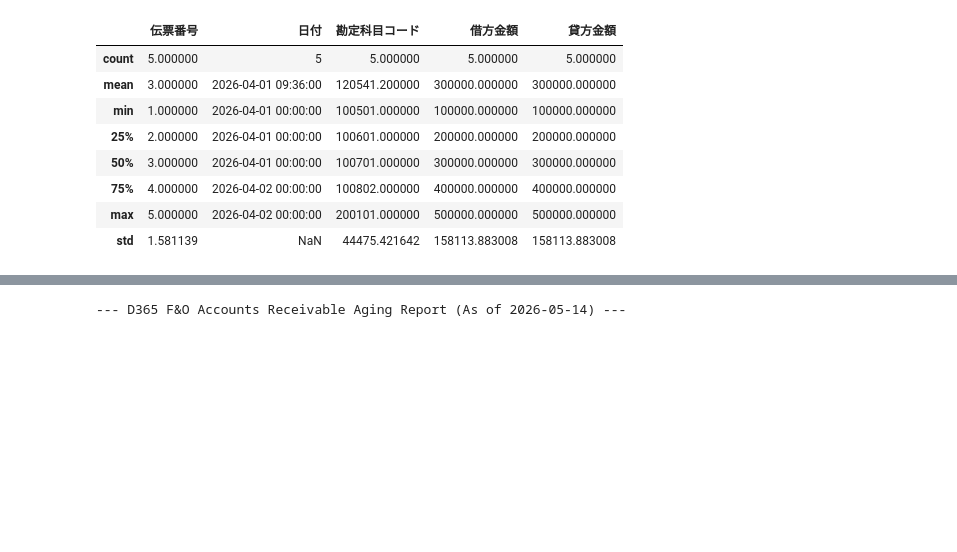
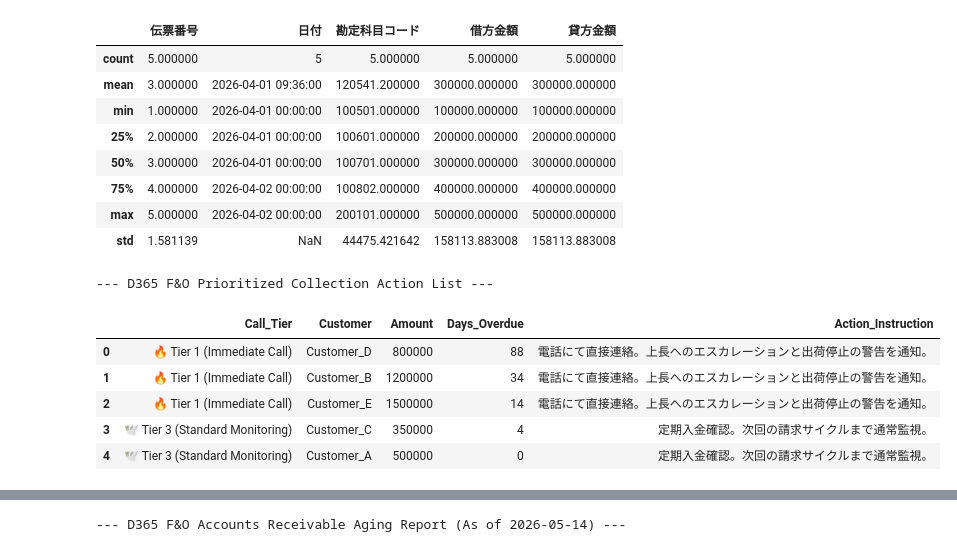
Before and after one commit to KojiKaiwa/D365-Finance-Automation, a Jupyter notebook: D365_Data_Processing.ipynb, the cells around one changed output, grey strips where cells are left out. Cells and saved outputs as stored; diff of their text form; code cells hidden in the pictures; blank space fills up the shorter version.

```diff
--- a/D365_Data_Processing.ipynb
+++ b/D365_Data_Processing.ipynb
@@ -31,3 +31,53 @@ display(df.describe())
 | 75% | 4.000000 | 2026-04-02 00:00:00 | 100802.000000 | 400000.000000 | 400000.000000 |
 | max | 5.000000 | 2026-04-02 00:00:00 | 200101.000000 | 500000.000000 | 500000.000000 |
 | std | 1.581139 | NaN | 44475.421642 | 158113.883008 | 158113.883008 |
+# %%
+import pandas as pd
+
+# 1. 昨日のエイジングデータ（df_ar）をベースとした拡張データ
+# 分かりやすいように、今回は1つのセルで完結する形で定義します
+ar_extended_data = {
+    'InvoiceNo': ['INV001', 'INV002', 'INV003', 'INV004', 'INV005'],
+    'Customer': ['Customer_A', 'Customer_B', 'Customer_C', 'Customer_D', 'Customer_E'],
+    'Amount': [500000, 1200000, 350000, 800000, 1500000],
+    'Days_Overdue': [0, 34, 4, 88, 14],
+    'Risk_Level': ['✅ Low Risk', '🟡 Medium Risk', '✅ Low Risk', '🔴 High Risk', '✅ Low Risk']
+}
+df_collection = pd.DataFrame(ar_extended_data)
+
+# 2. 回収優先度（Collection Priority）の動的判定
+# 延滞日数が60日以上、または残高が100万円以上かつ延滞しているものを最優先とする
+def determine_call_tier(row):
+    if 'High' in row['Risk_Level'] or (row['Amount'] >= 1000000 and row['Days_Overdue'] > 0):
+        return "🔥 Tier 1 (Immediate Call)"
+    elif 'Medium' in row['Risk_Level']:
+        return "⏳ Tier 2 (Follow-up Reminder)"
+    else:
+        return "🕊️ Tier 3 (Standard Monitoring)"
+
+df_collection['Call_Tier'] = df_collection.apply(determine_call_tier, axis=1)
+
+# 3. 担当者向けの「架電指示（Action Script）」の自動生成
+def generate_script(tier):
+    if "Tier 1" in tier:
+        return "電話にて直接連絡。上長へのエスカレーションと出荷停止の警告を通知。"
+    elif "Tier 2" in tier:
+        return "督促メールを再送。入金予定日のコミットメントを求める。"
+    else:
+        return "定期入金確認。次回の請求サイクルまで通常監視。"
+
+df_collection['Action_Instruction'] = df_collection['Call_Tier'].apply(generate_script)
+
+# 4. 優先度の高い順にリストをソート（並べ替え）
+df_call_list = df_collection.sort_values(by='Days_Overdue', ascending=False).reset_index(drop=True)
+
+print("--- D365 F&O Prioritized Collection Action List ---")
+display(df_call_list[['Call_Tier', 'Customer', 'Amount', 'Days_Overdue', 'Action_Instruction']])
+# %% [output]
+--- D365 F&O Prioritized Collection Action List ---
+|  | Call_Tier | Customer | Amount | Days_Overdue | Action_Instruction |
+| 0 | 🔥 Tier 1 (Immediate Call) | Customer_D | 800000 | 88 | 電話にて直接連絡。上長へのエスカレーションと出荷停止の警告を通知。 |
+| 1 | 🔥 Tier 1 (Immediate Call) | Customer_B | 1200000 | 34 | 電話にて直接連絡。上長へのエスカレーションと出荷停止の警告を通知。 |
+| 2 | 🔥 Tier 1 (Immediate Call) | Customer_E | 1500000 | 14 | 電話にて直接連絡。上長へのエスカレーションと出荷停止の警告を通知。 |
+| 3 | 🕊️ Tier 3 (Standard Monitoring) | Customer_C | 350000 | 4 | 定期入金確認。次回の請求サイクルまで通常監視。 |
+| 4 | 🕊️ Tier 3 (Standard Monitoring) | Customer_A | 500000 | 0 | 定期入金確認。次回の請求サイクルまで通常監視。 |
```
Also changed, not shown: parts of 1 cell of this notebook.
